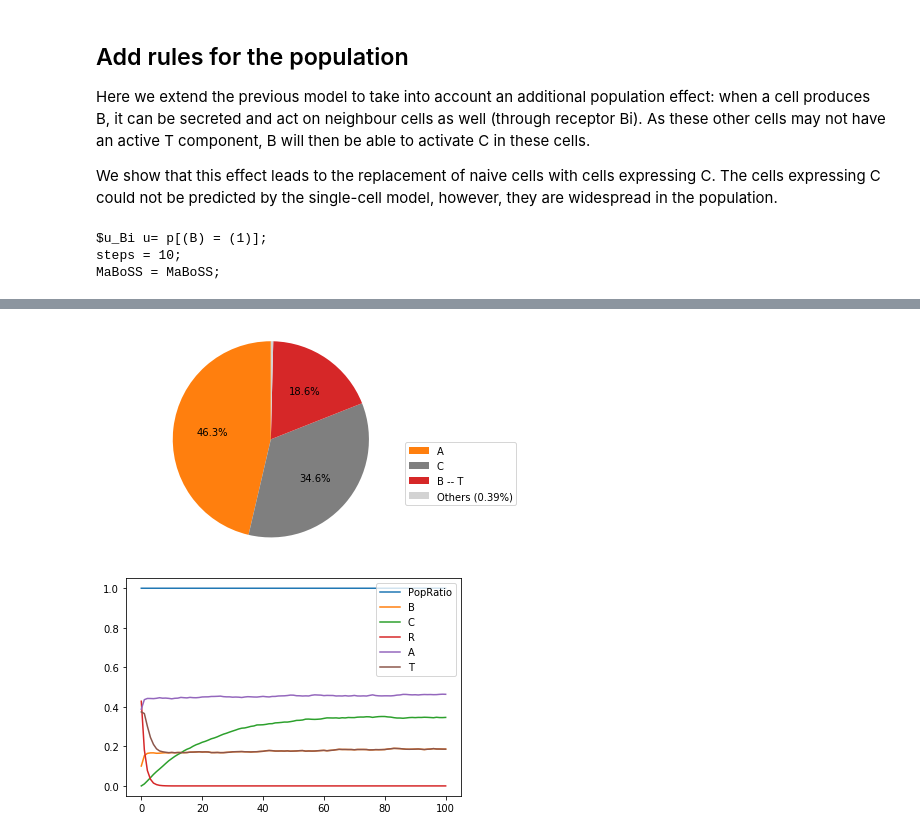
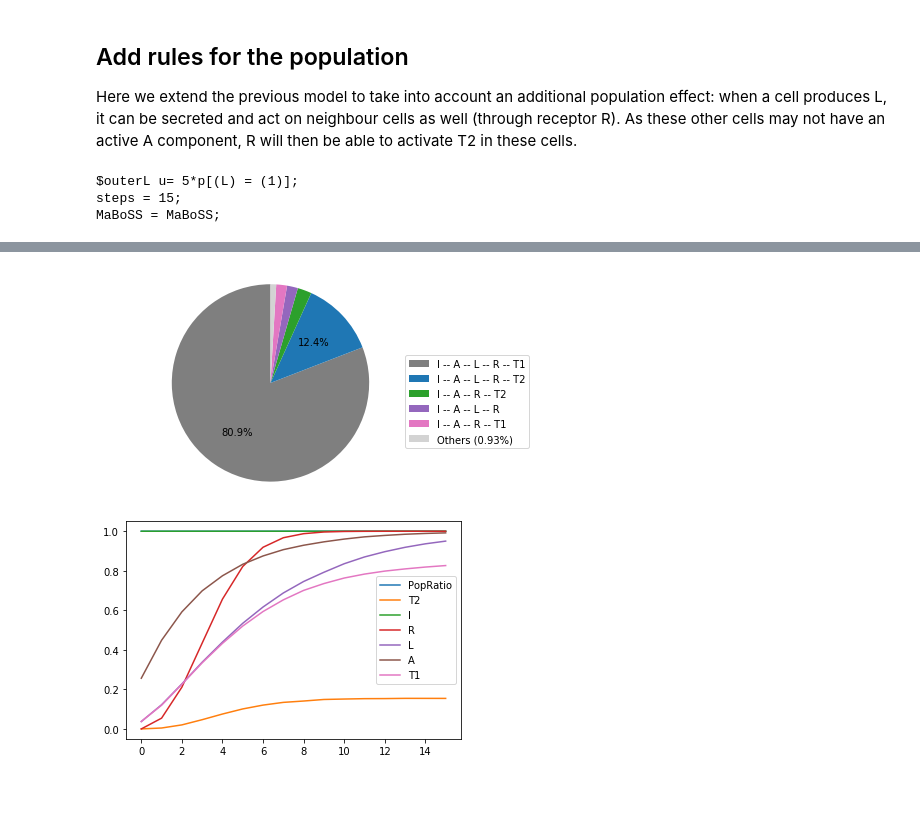
Before and after one commit to sysbio-curie/UPMaBoSS-docker, a Jupyter notebook: ToyModelUP/ToyModelUP.ipynb, the cells around one changed output, grey strips where cells are left out. Saved outputs shown, nothing was run; the diff lists cells and outputs as text; code cells hidden in the pictures; blank space fills up the shorter version.

Commit message:
new Toy Model

```diff
--- a/ToyModelUP/ToyModelUP.ipynb
+++ b/ToyModelUP/ToyModelUP.ipynb
@@ -19,6 +22,6 @@ bnd_file ="ToyModelUP.bnd"
 cfg_file = "ToyModelUP.cfg"
 # %%
 model_maboss = maboss.load(bnd_file,cfg_file)
-maboss.set_output(model_maboss, ["T", "A", "B", "C", "R"])
+# maboss.set_output(model_maboss, ["T", "A", "B", "C", "R"])
 model_maboss.print_bnd()
 # %% [output]
@@ -58,25 +96,23 @@ r._ndtraj.savefig("single_traj.pdf")
 # %% [markdown]
 ## Add rules for the population
 
-Here we extend the previous model to take into account an additional population effect: when a cell produces B, it can be secreted and act on neighbour cells as well (through receptor Bi).
-As these other cells may not have an active T component, B will then be able to activate C in these cells.
-
-We show that this effect leads to the replacement of naive cells with cells expressing C.
-The cells expressing C could not be predicted by the single-cell model, however, they are widespread in the population.
+Here we extend the previous model to take into account an additional population effect: when a cell produces L, it
+    can be secreted and act on neighbour cells as well (through receptor R).
+As these other cells may not have an active A component, R will then be able to activate T2 in these cells.
 # %%
 upp_file = "ToyModelUP.upp"
-model_maboss.update_parameters(max_time=1)
+model_maboss.update_parameters(max_time=.5)
 model_upmaboss = maboss.UpdatePopulation(model_maboss, upp_file)
 ufile = open(upp_file, 'r')
 print(ufile.read())
 ufile.close()
 # %% [output]
-$u_Bi u= p[(B) = (1)];
-steps = 10;
+$outerL u= 5*p[(L) = (1)];
+steps = 15;
 MaBoSS = MaBoSS;
 # %%
 
-model_upmaboss.setStepNumber(100)
+#model_upmaboss.setStepNumber(100)
 %time ur = model_upmaboss.run()
 
 ur.results[-1].plot_piechart()
@@ -91,2 +127,2 @@ Wall time: 1min 46s
-[figure, old version]
+[figure, new version]
-[figure, old version]
+[figure, new version]
```
Also changed, not shown: parts of 10 cells of this notebook, 3 other files.
